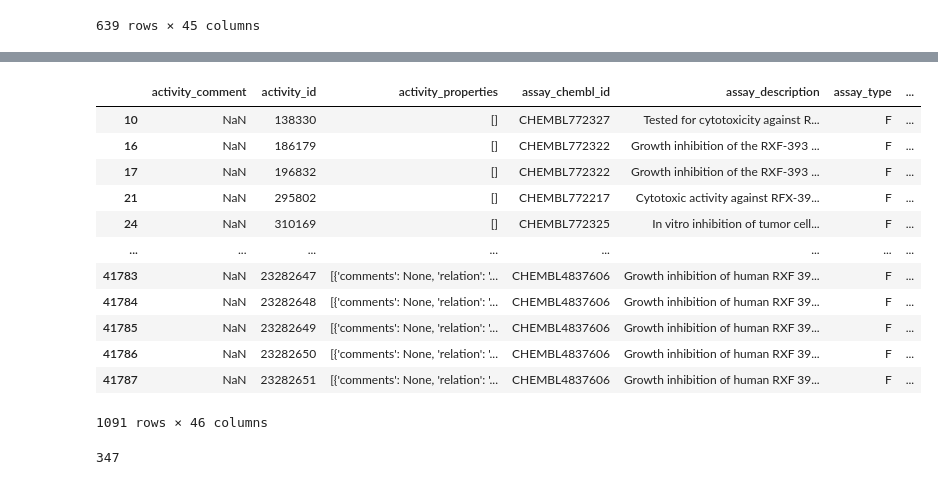
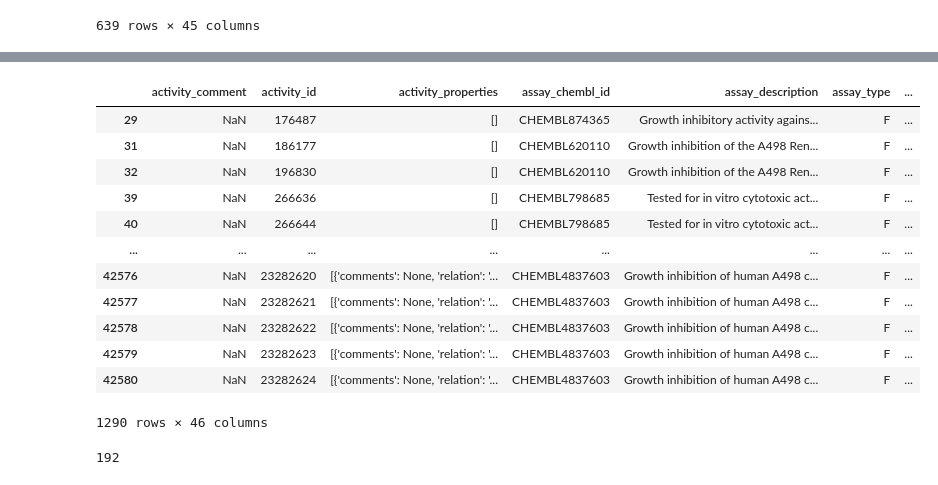
Before and after one commit to Jahan08/hERG-web-app, a Jupyter notebook: Retrieve-Data-Cancer.ipynb, the cells around one changed output, grey strips where cells are left out. Drawn from its saved outputs; the diff is of its cells as text; code cells hidden in the pictures.

```diff
--- a/Retrieve-Data-Cancer.ipynb
+++ b/Retrieve-Data-Cancer.ipynb
@@ -54,11 +54,11 @@ df
 | 638 | None | 23335011 | [] | CHEMBL4881597 | Kidney A-498 cell line MDS Pharma... | F | ... |
 639 rows × 45 columns
 # %%
-df = pd.read_csv('/content/bioactivity_data_RXF_393.csv', header = 0)
+df = pd.read_csv('/content/bioactivity_data_A498.csv', header = 0)
 # %%
 # considering nM unit for MIC
 df = df[(df['standard_type'] == 'GI50')]
-df = df[(df['standard_type'] == 'IC50')]
+#df = df[(df['standard_type'] == 'IC50')]
 #df = df[(df['standard_type'] == 'EC50')]
 df = df[(df['standard_units'] == 'nM')]
 df = df[(df['relation'] == '=')]
@@ -71,44 +82,44 @@ df
 # %%
 fix = []
 
 for i in df.standard_value:
     fix.append(float(i))
 
 STATUS = []
 
 for i in fix:
     if i < 1000:
         STATUS.append("Yes") #active
 
-    elif 30000 <= i <= 10000:
+    elif 20000 <= i <= 100000:
         STATUS.append("No") #inactive
 
     else:
         STATUS.append("IN") #intermediate
 
 df = df.drop('value', 1)
 df['value'] = fix
 df['Activity'] = STATUS
 df
 # %% [output]
 |  | activity_comment | activity_id | activity_properties | assay_chembl_id | assay_description | assay_type | ... |
-| 10 | NaN | 138330 | [] | CHEMBL772327 | Tested for cytotoxicity against R... | F | ... |
-| 16 | NaN | 186179 | [] | CHEMBL772322 | Growth inhibition of the RXF-393 ... | F | ... |
-| 17 | NaN | 196832 | [] | CHEMBL772322 | Growth inhibition of the RXF-393 ... | F | ... |
-| 21 | NaN | 295802 | [] | CHEMBL772217 | Cytotoxic activity against RFX-39... | F | ... |
-| 24 | NaN | 310169 | [] | CHEMBL772325 | In vitro inhibition of tumor cell... | F | ... |
+| 29 | NaN | 176487 | [] | CHEMBL874365 | Growth inhibitory activity agains... | F | ... |
+| 31 | NaN | 186177 | [] | CHEMBL620110 | Growth inhibition of the A498 Ren... | F | ... |
+| 32 | NaN | 196830 | [] | CHEMBL620110 | Growth inhibition of the A498 Ren... | F | ... |
+| 39 | NaN | 266636 | [] | CHEMBL798685 | Tested for in vitro cytotoxic act... | F | ... |
+| 40 | NaN | 266644 | [] | CHEMBL798685 | Tested for in vitro cytotoxic act... | F | ... |
 | ... | ... | ... | ... | ... | ... | ... | ... |
-| 41783 | NaN | 23282647 | [{'comments': None, 'relation': '... | CHEMBL4837606 | Growth inhibition of human RXF 39... | F | ... |
-| 41784 | NaN | 23282648 | [{'comments': None, 'relation': '... | CHEMBL4837606 | Growth inhibition of human RXF 39... | F | ... |
-| 41785 | NaN | 23282649 | [{'comments': None, 'relation': '... | CHEMBL4837606 | Growth inhibition of human RXF 39... | F | ... |
-| 41786 | NaN | 23282650 | [{'comments': None, 'relation': '... | CHEMBL4837606 | Growth inhibition of human RXF 39... | F | ... |
-| 41787 | NaN | 23282651 | [{'comments': None, 'relation': '... | CHEMBL4837606 | Growth inhibition of human RXF 39... | F | ... |
+| 42576 | NaN | 23282620 | [{'comments': None, 'relation': '... | CHEMBL4837603 | Growth inhibition of human A498 c... | F | ... |
+| 42577 | NaN | 23282621 | [{'comments': None, 'relation': '... | CHEMBL4837603 | Growth inhibition of human A498 c... | F | ... |
+| 42578 | NaN | 23282622 | [{'comments': None, 'relation': '... | CHEMBL4837603 | Growth inhibition of human A498 c... | F | ... |
+| 42579 | NaN | 23282623 | [{'comments': None, 'relation': '... | CHEMBL4837603 | Growth inhibition of human A498 c... | F | ... |
+| 42580 | NaN | 23282624 | [{'comments': None, 'relation': '... | CHEMBL4837603 | Growth inhibition of human A498 c... | F | ... |
-1091 rows × 46 columns
+1290 rows × 46 columns
 # %%
 # considering nM unit for MIC
 df = df[(df['Activity'] != 'IN')]
 len(df)
 # %% [output]
-347
+192
 # %%
 
```
Also changed, not shown: parts of 2 cells of this notebook.
